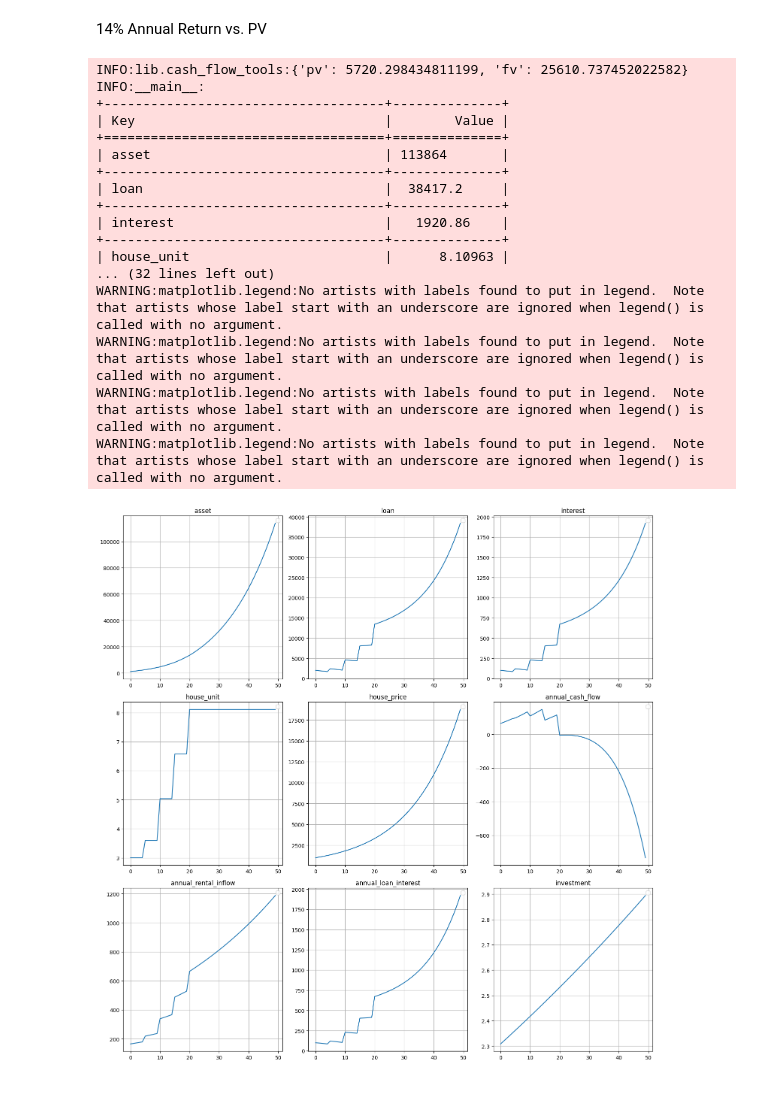
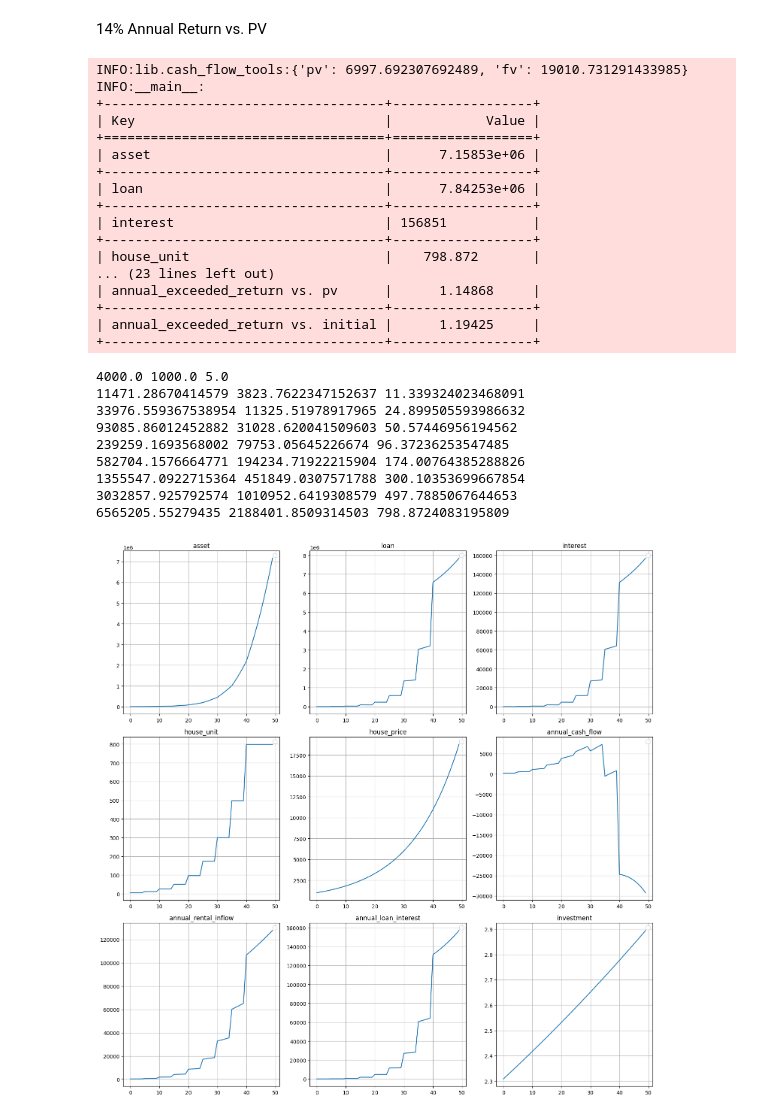
Before and after one commit to BichengWang/py-notebook, a Jupyter notebook: src/finance/strategies/target_market_analysis.ipynb, the cells around one changed output. Drawn from its saved outputs; the diff is of its cells as text; code cells hidden in the pictures.

```diff
--- a/src/finance/strategies/target_market_analysis.ipynb
+++ b/src/finance/strategies/target_market_analysis.ipynb
@@ -1009,11 +999,13 @@ def house_investment(
     house_unit = initial * leverage / house_price
     loan = initial * (leverage - 1)
     asset = house_unit * house_price - loan
+    print(loan, asset, house_unit)
     for refinance_times in range(years // refinance_years):
-        if refinance_times > 0. and df.iloc[-1]['annual_cash_flow'] > 0.:
+        if refinance_times > 0 and df.iloc[-1]['annual_cash_flow'] > 0.:
             leverage = refinance_leverage
             house_unit = asset * leverage / house_price
             loan = asset * (leverage - 1)
+            print(loan, asset, house_unit)
         for month in range(12 * refinance_years):
             cash = next(cash_flow)
             if month % 12 == 0:
@@ -1149,39 +1141,48 @@ WARNING:matplotlib.legend:No artists with labels found to put in legend.  Note t
 # %%
 df, metrics = house_investment(
     initial=1000.,
     annual_investment=120.,
     years=50,
-    leverage=2.,
-    refinance_leverage=2.,
+    leverage=5.,
+    refinance_leverage=4.,
     refinance_years=5,
     house_price=1000.,
-    annual_rental_income=5.*11.,
+    annual_rental_income=5.*12.,
     annual_increment_rate=0.06,
-    annual_risk_free_rate=0.03,
-    risk_adj=0.02,
+    annual_risk_free_rate=0.02,
+    risk_adj=0.0,
     annual_inflation_rate = 0.02,
     annual_expenditure_rate=0.01,
 )
 portfolio_history_plot(df,df.columns)
 # %% [output]
-INFO:lib.cash_flow_tools:{'pv': 5720.298434811199, 'fv': 25610.737452022582}
+INFO:lib.cash_flow_tools:{'pv': 6997.692307692489, 'fv': 19010.731291433985}
 INFO:__main__:
-+------------------------------------+--------------+
-| Key                                |        Value |
-+====================================+==============+
-| asset                              | 113864       |
-+------------------------------------+--------------+
-| loan                               |  38417.2     |
-+------------------------------------+--------------+
-| interest                           |   1920.86    |
-+------------------------------------+--------------+
-| house_unit                         |      8.10963 |
-... (32 lines left out)
-WARNING:matplotlib.legend:No artists with labels found to put in legend.  Note that artists whose label start with an underscore are ignored when legend() is called with no argument.
-WARNING:matplotlib.legend:No artists with labels found to put in legend.  Note that artists whose label start with an underscore are ignored when legend() is called with no argument.
-WARNING:matplotlib.legend:No artists with labels found to put in legend.  Note that artists whose label start with an underscore are ignored when legend() is called with no argument.
-WARNING:matplotlib.legend:No artists with labels found to put in legend.  Note that artists whose label start with an underscore are ignored when legend() is called with no argument.
++------------------------------------+------------------+
+| Key                                |            Value |
++====================================+==================+
+| asset                              |      7.15853e+06 |
++------------------------------------+------------------+
+| loan                               |      7.84253e+06 |
++------------------------------------+------------------+
+| interest                           | 156851           |
++------------------------------------+------------------+
+| house_unit                         |    798.872       |
+... (23 lines left out)
+| annual_exceeded_return vs. pv      |      1.14868     |
++------------------------------------+------------------+
+| annual_exceeded_return vs. initial |      1.19425     |
++------------------------------------+------------------+
+4000.0 1000.0 5.0
+11471.28670414579 3823.7622347152637 11.339324023468091
+33976.559367538954 11325.51978917965 24.899505593986632
+93085.86012452882 31028.620041509603 50.57446956194562
+239259.1693568002 79753.05645226674 96.37236253547485
+582704.1576664771 194234.71922215904 174.00764385288826
+1355547.0922715364 451849.0307571788 300.10353699667854
+3032857.925792574 1010952.6419308579 497.7885067644653
+6565205.55279435 2188401.8509314503 798.8724083195809
-[figure, old version]
+[figure, new version]
 # %%
 df
 # %% [output]
```
Also changed, not shown: parts of 10 cells of this notebook, 3 other files.
